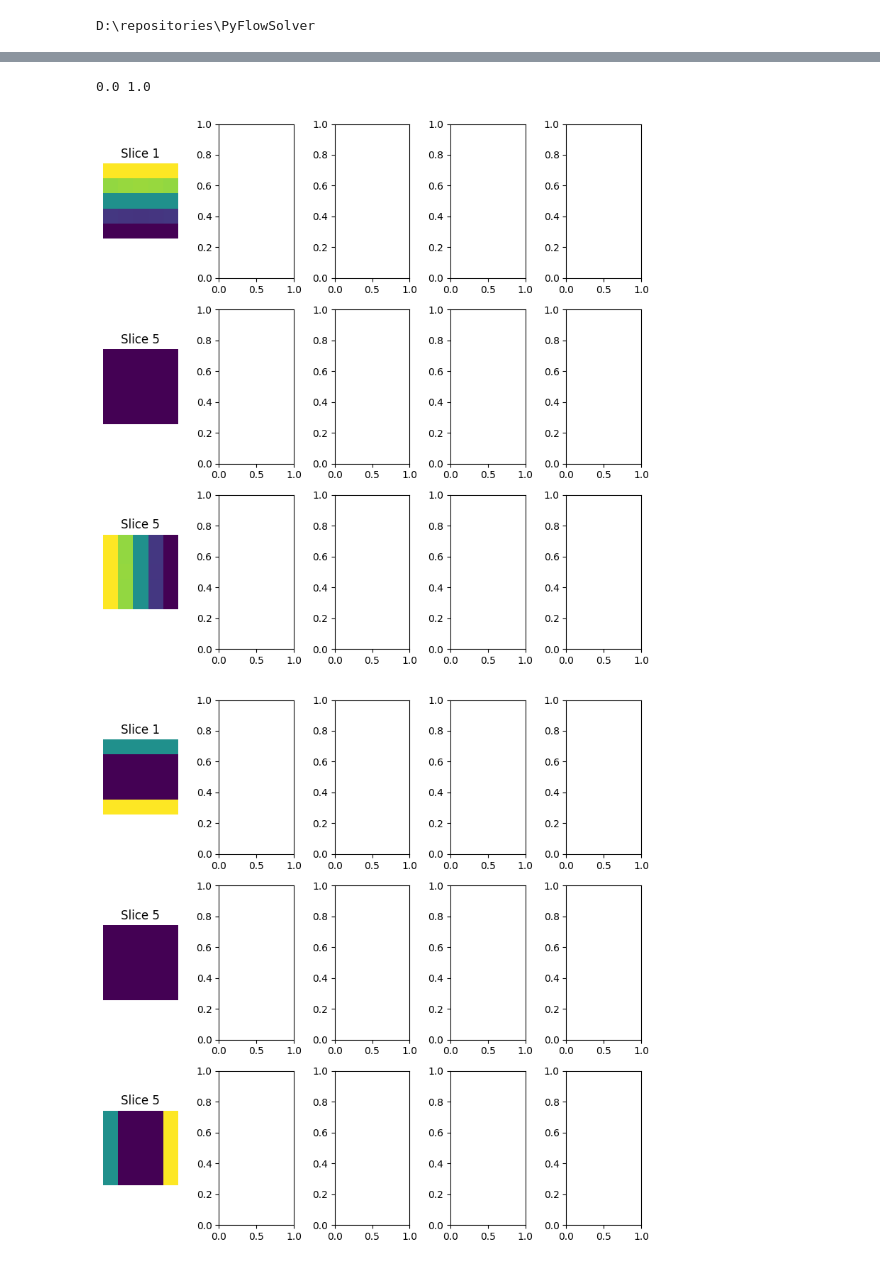
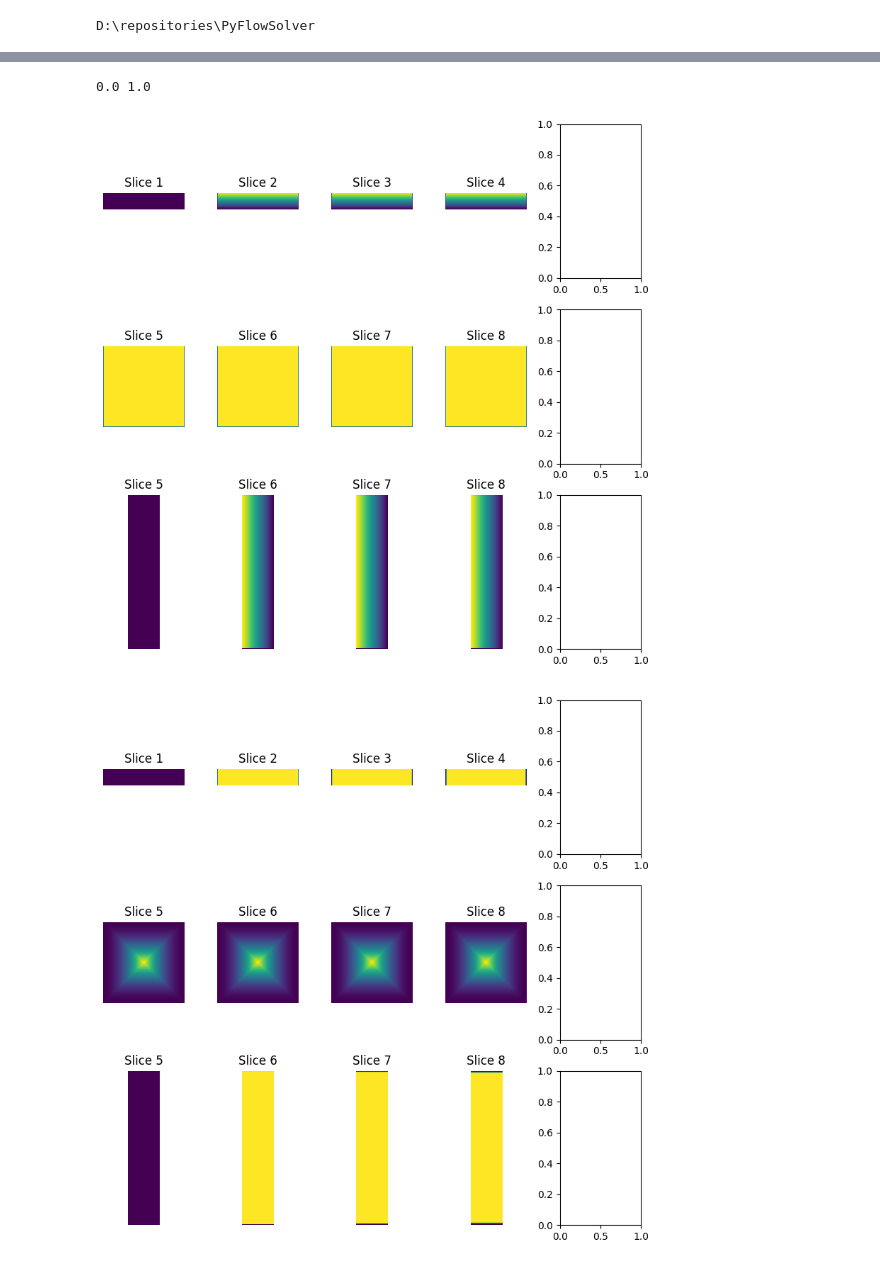
Before and after one commit to Arenhart/PyFlowSolver, a Jupyter notebook: notebooks/irregular_volume.ipynb, the cells around one changed output, grey strips where cells are left out. Saved outputs shown, nothing was run; the diff lists cells and outputs as text; code cells hidden in the pictures.

Commit message:
volume conductivity calculation

```diff
--- a/notebooks/irregular_volume.ipynb
+++ b/notebooks/irregular_volume.ipynb
@@ -24,10 +24,20 @@ vol[1, 5:25, 5:10] = INLET
 vol[2, 5:25, 13:19] = INLET
 vol[17, 5:25, 3:19] = OUTLET
 '''
+'''
 vol = np.ones((5,5,5), dtype=np.uint8)
 vol[:,0,:] = 2
 vol[:, -1, :] = 3
 vol[2, 2, 2] = 0
+boundary_volume = vol
+'''
+vol = np.zeros((202, 41, 202), dtype=np.uint8)
+vol[1:-1, :, 1:-1,] = 1
+vol[1:-1, 0, 1:-1] = 2
+vol[1:-1, -1, 1:-1] = 3
+
+boundary_volume = vol
+SCALE = (0.02,) * 3
 # %%
 import numpy as np
 import scipy as sc
@@ -64,5 +74,7 @@ con_vol = (vol>=1)*100 #porosity map ndarray unit8 0..100
 # %%
 con_vol = fast_laplacian_volume_generator(
     con_vol,
-    (1.2, 1.2, 1.2),
+    SCALE,
+    closed_border=False,
     )
+conductivity_volume = con_vol
@@ -103,18 +175,18 @@ def plt_show(img, samples):
     num_slices = img.shape[2]
     fig, axs = plt.subplots(3, samples+1, figsize=(8, 8))
 
-    for i in range(num_slices//samples):
-        slice_2d = img[i*samples, :, :]
+    for i in range(samples):
+        slice_2d = img[(num_slices//img.shape[0]) * i, :, :]
         axs[0,i].imshow(slice_2d, cmap='viridis', origin='upper')
         axs[0,i].set_title(f'Slice {i + 1}')
         axs[0,i].axis('off')
 
-        slice_2d = img[:, i*samples, :]
+        slice_2d = img[:, (num_slices//img.shape[1]) * i, :]
         axs[1,i].imshow(slice_2d, cmap='viridis', origin='upper')
         axs[1,i].set_title(f'Slice {i + 1 + 4}')
         axs[1,i].axis('off')
 
-        slice_2d = img[:, :, i*samples]
+        slice_2d = img[:, :, (num_slices//img.shape[2]) * i]
         axs[2,i].imshow(slice_2d, cmap='viridis', origin='upper')
         axs[2,i].set_title(f'Slice {i + 1 + 4}')
         axs[2,i].axis('off')
@@ -126,11 +218,11 @@ print(raveled_solution.min(), raveled_solution.max())
 plt_show(raveled_solution, 4)
 # %% [output]
 0.0 1.0
-[figure, old version]
+[figure, new version]
 # %%
-plt_show(vol, 4)
+plt_show(con_vol, 4)
 # %% [output]
-[figure, old version]
+[figure, new version]
 # %%
 pressure_field = raveled_solution
 x_pressure_gradient = np.zeros_like(pressure_field)
```
Also changed, not shown: parts of 5 cells of this notebook, 4 other files.
